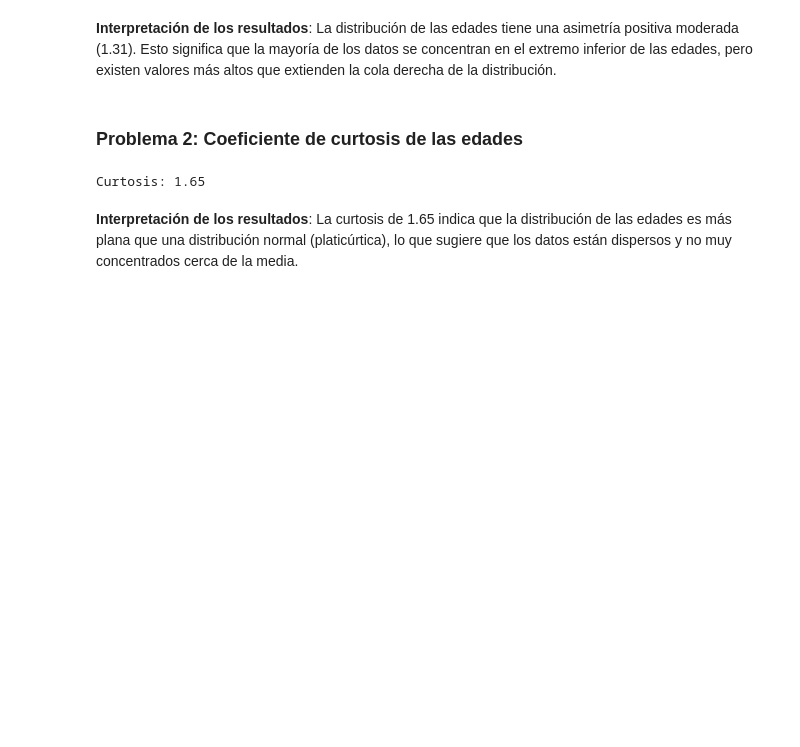
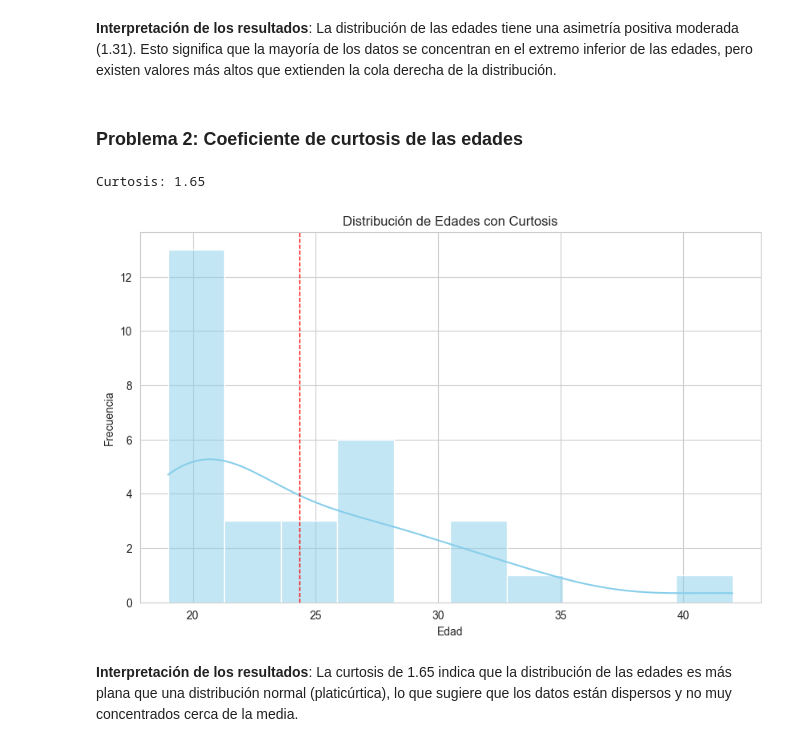
Before and after one commit to IrvinngB/Examen-Estadistica, a Jupyter notebook: Estadistica.ipynb, the cells around one changed output. Saved outputs shown, nothing was run; the diff lists cells and outputs as text; code cells hidden in the pictures; blank space fills up the shorter version.

```diff
--- a/Estadistica.ipynb
+++ b/Estadistica.ipynb
@@ -208,9 +279,20 @@ Asimetría: 1.31
 # %%
 # Calcular curtosis
 curtosis = df['Edad'].kurtosis()
 print(f"Curtosis: {curtosis:.2f}")
+
+
+# Crear gráfico de distribución de edades con curtosis
+plt.figure(figsize=(10, 6))
+sns.histplot(df['Edad'], kde=True, color='skyblue', bins=10)
+plt.axvline(df['Edad'].mean(), color='red', linestyle='dashed', linewidth=1)
+plt.title('Distribución de Edades con Curtosis')
+plt.xlabel('Edad')
+plt.ylabel('Frecuencia')
+plt.show()
 # %% [output]
 Curtosis: 1.65
+[figure, added]
 # %% [markdown]
 **Interpretación de los resultados**: La curtosis de 1.65 indica que la distribución de las edades es más plana que una distribución normal (platicúrtica), lo que sugiere que los datos están dispersos y no muy concentrados cerca de la media.
 # %% [markdown]
```
Also changed, not shown: parts of 20 cells of this notebook, 4 other files.
